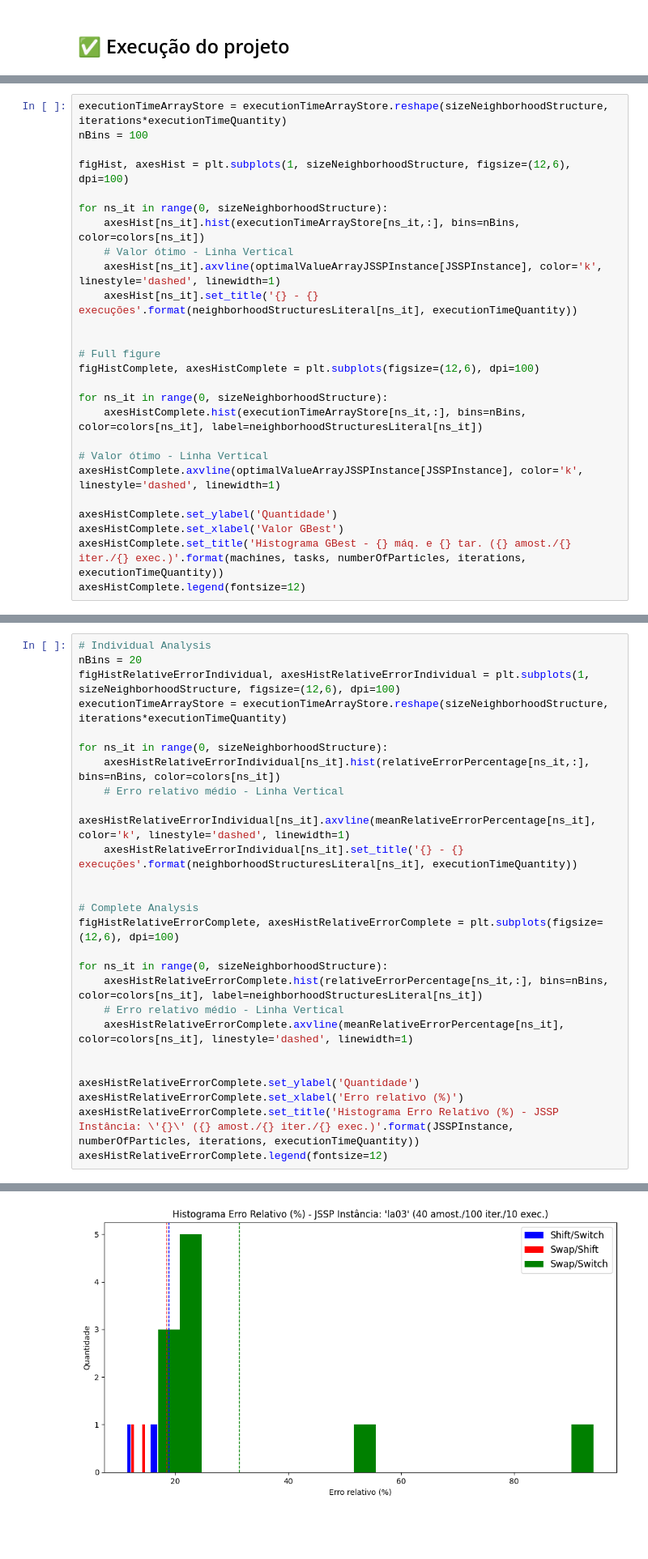
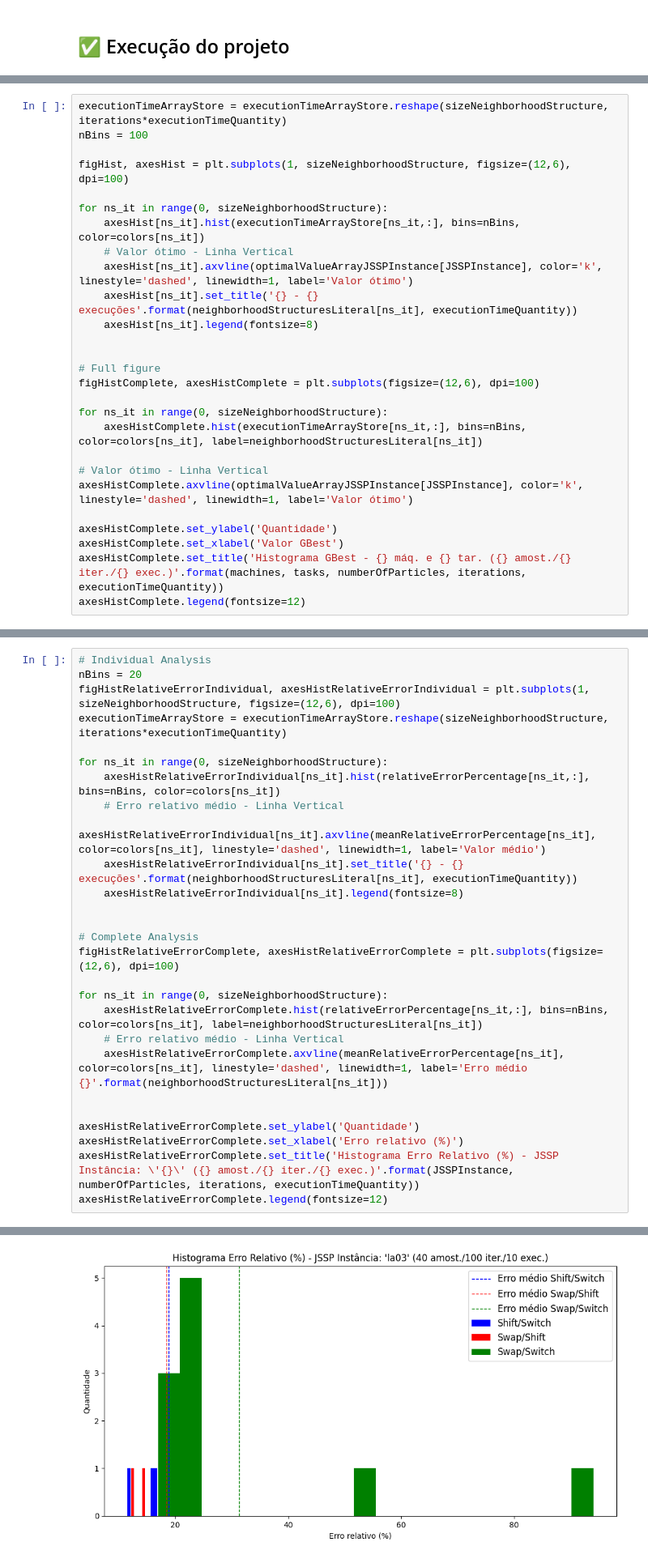
Before and after one commit to diogo-dpa/TCC-Projeto-UFMG, a Jupyter notebook: projeto.ipynb, the cells around one changed output, grey strips where cells are left out. Shown at 81% size. Drawn from its saved outputs; the diff is of its cells as text; blank space fills up the shorter version.

Commit message:
Ajustes de legenda nos gráficos

```diff
--- a/projeto.ipynb
+++ b/projeto.ipynb
@@ -455,8 +456,9 @@ figHist, axesHist = plt.subplots(1, sizeNeighborhoodStructure, figsize=(12,6), d
 for ns_it in range(0, sizeNeighborhoodStructure):
     axesHist[ns_it].hist(executionTimeArrayStore[ns_it,:], bins=nBins, color=colors[ns_it])
     # Valor ótimo - Linha Vertical
-    axesHist[ns_it].axvline(optimalValueArrayJSSPInstance[JSSPInstance], color='k', linestyle='dashed', linewidth=1)
+    axesHist[ns_it].axvline(optimalValueArrayJSSPInstance[JSSPInstance], color='k', linestyle='dashed', linewidth=1, label='Valor ótimo')
     axesHist[ns_it].set_title('{} - {} execuções'.format(neighborhoodStructuresLiteral[ns_it], executionTimeQuantity))
+    axesHist[ns_it].legend(fontsize=8)
 
 
 # Full figure
@@ -466,7 +468,7 @@ for ns_it in range(0, sizeNeighborhoodStructure):
     axesHistComplete.hist(executionTimeArrayStore[ns_it,:], bins=nBins, color=colors[ns_it], label=neighborhoodStructuresLiteral[ns_it])
 
 # Valor ótimo - Linha Vertical
-axesHistComplete.axvline(optimalValueArrayJSSPInstance[JSSPInstance], color='k', linestyle='dashed', linewidth=1)
+axesHistComplete.axvline(optimalValueArrayJSSPInstance[JSSPInstance], color='k', linestyle='dashed', linewidth=1, label='Valor ótimo')
 
 axesHistComplete.set_ylabel('Quantidade')
 axesHistComplete.set_xlabel('Valor GBest')
@@ -487,8 +489,9 @@ executionTimeArrayStore = executionTimeArrayStore.reshape(sizeNeighborhoodStruct
 for ns_it in range(0, sizeNeighborhoodStructure):
     axesHistRelativeErrorIndividual[ns_it].hist(relativeErrorPercentage[ns_it,:], bins=nBins, color=colors[ns_it])
     # Erro relativo médio - Linha Vertical
-    axesHistRelativeErrorIndividual[ns_it].axvline(meanRelativeErrorPercentage[ns_it], color='k', linestyle='dashed', linewidth=1)
+    axesHistRelativeErrorIndividual[ns_it].axvline(meanRelativeErrorPercentage[ns_it], color=colors[ns_it], linestyle='dashed', linewidth=1, label='Valor médio')
     axesHistRelativeErrorIndividual[ns_it].set_title('{} - {} execuções'.format(neighborhoodStructuresLiteral[ns_it], executionTimeQuantity))
+    axesHistRelativeErrorIndividual[ns_it].legend(fontsize=8)
 
 
 # Complete Analysis
@@ -497,7 +500,7 @@ figHistRelativeErrorComplete, axesHistRelativeErrorComplete = plt.subplots(figsi
 for ns_it in range(0, sizeNeighborhoodStructure):
     axesHistRelativeErrorComplete.hist(relativeErrorPercentage[ns_it,:], bins=nBins, color=colors[ns_it], label=neighborhoodStructuresLiteral[ns_it])
     # Erro relativo médio - Linha Vertical
-    axesHistRelativeErrorComplete.axvline(meanRelativeErrorPercentage[ns_it], color=colors[ns_it], linestyle='dashed', linewidth=1)
+    axesHistRelativeErrorComplete.axvline(meanRelativeErrorPercentage[ns_it], color=colors[ns_it], linestyle='dashed', linewidth=1, label='Erro médio {}'.format(neighborhoodStructuresLiteral[ns_it]))
 
 
 axesHistRelativeErrorComplete.set_ylabel('Quantidade')
@@ -510 +513 @@ axesHistRelativeErrorComplete.legend(fontsize=12)
-[figure, old version]
+[figure, new version]
```
Also changed, not shown: parts of 10 cells of this notebook.
